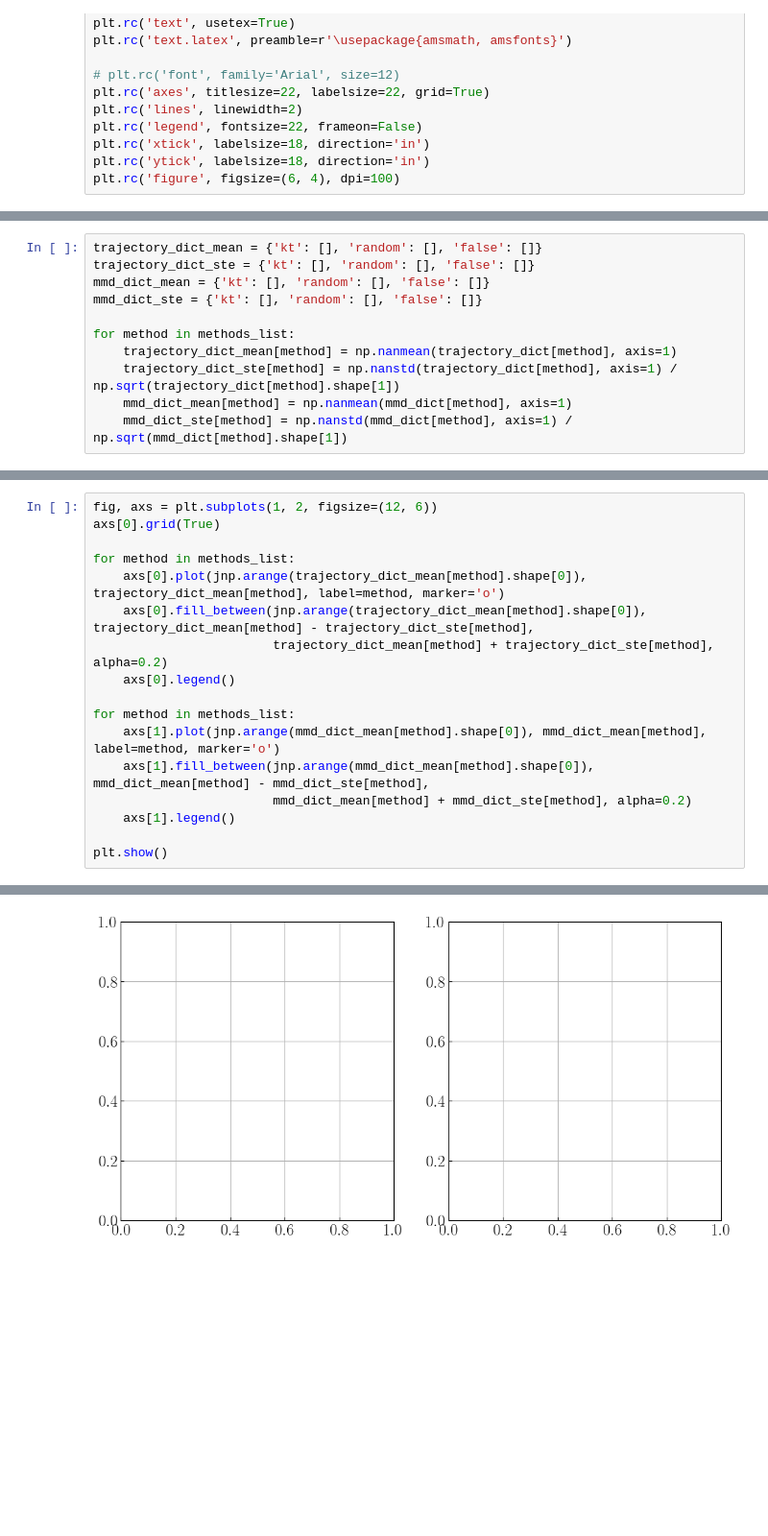
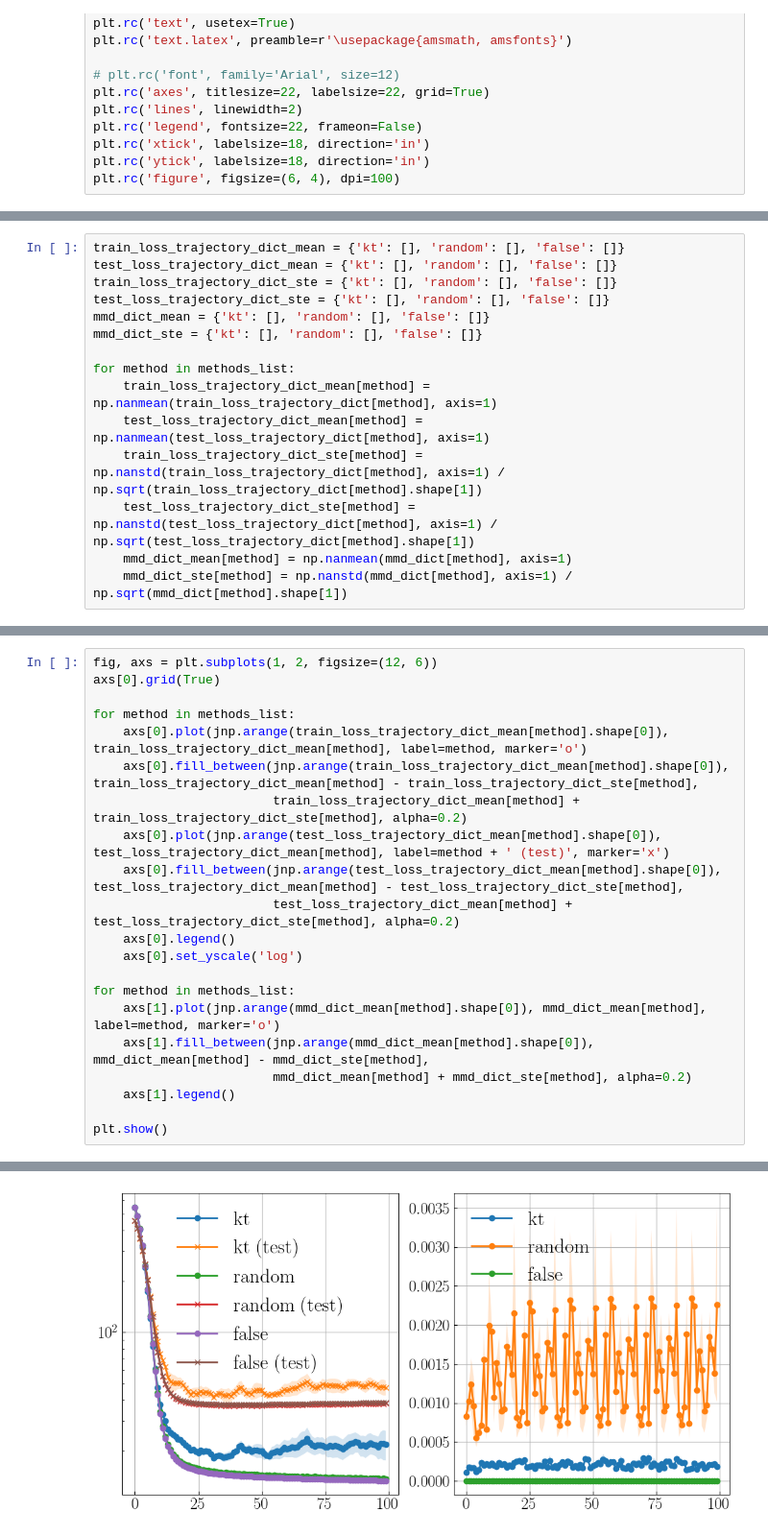
Before and after one commit to hudsonchen/thin_mfld, a Jupyter notebook: notebooks/mean_field_nn.ipynb, the cells around one changed output, grey strips where cells are left out. Shown: that part at 96% size. Cells and saved outputs as stored; diff of their text form; blank space fills up the shorter version.

```diff
--- a/notebooks/mean_field_nn.ipynb
+++ b/notebooks/mean_field_nn.ipynb
@@ -54,11 +58,15 @@ trajectory.shape
 # %%
-trajectory_dict_mean = {'kt': [], 'random': [], 'false': []}
-trajectory_dict_ste = {'kt': [], 'random': [], 'false': []}
+train_loss_trajectory_dict_mean = {'kt': [], 'random': [], 'false': []}
+test_loss_trajectory_dict_mean = {'kt': [], 'random': [], 'false': []}
+train_loss_trajectory_dict_ste = {'kt': [], 'random': [], 'false': []}
+test_loss_trajectory_dict_ste = {'kt': [], 'random': [], 'false': []}
 mmd_dict_mean = {'kt': [], 'random': [], 'false': []}
 mmd_dict_ste = {'kt': [], 'random': [], 'false': []}
 
 for method in methods_list:
-    trajectory_dict_mean[method] = np.nanmean(trajectory_dict[method], axis=1)
-    trajectory_dict_ste[method] = np.nanstd(trajectory_dict[method], axis=1) / np.sqrt(trajectory_dict[method].shape[1])
+    train_loss_trajectory_dict_mean[method] = np.nanmean(train_loss_trajectory_dict[method], axis=1)
+    test_loss_trajectory_dict_mean[method] = np.nanmean(test_loss_trajectory_dict[method], axis=1)
+    train_loss_trajectory_dict_ste[method] = np.nanstd(train_loss_trajectory_dict[method], axis=1) / np.sqrt(train_loss_trajectory_dict[method].shape[1])
+    test_loss_trajectory_dict_ste[method] = np.nanstd(test_loss_trajectory_dict[method], axis=1) / np.sqrt(test_loss_trajectory_dict[method].shape[1])
     mmd_dict_mean[method] = np.nanmean(mmd_dict[method], axis=1)
     mmd_dict_ste[method] = np.nanstd(mmd_dict[method], axis=1) / np.sqrt(mmd_dict[method].shape[1])
@@ -71,10 +75,14 @@ fig, axs = plt.subplots(1, 2, figsize=(12, 6))
 axs[0].grid(True)
 
 for method in methods_list:
-    axs[0].plot(jnp.arange(trajectory_dict_mean[method].shape[0]), trajectory_dict_mean[method], label=method, marker='o')
-    axs[0].fill_between(jnp.arange(trajectory_dict_mean[method].shape[0]), trajectory_dict_mean[method] - trajectory_dict_ste[method],
-                        trajectory_dict_mean[method] + trajectory_dict_ste[method], alpha=0.2)
+    axs[0].plot(jnp.arange(train_loss_trajectory_dict_mean[method].shape[0]), train_loss_trajectory_dict_mean[method], label=method, marker='o')
+    axs[0].fill_between(jnp.arange(train_loss_trajectory_dict_mean[method].shape[0]), train_loss_trajectory_dict_mean[method] - train_loss_trajectory_dict_ste[method],
+                        train_loss_trajectory_dict_mean[method] + train_loss_trajectory_dict_ste[method], alpha=0.2)
+    axs[0].plot(jnp.arange(test_loss_trajectory_dict_mean[method].shape[0]), test_loss_trajectory_dict_mean[method], label=method + ' (test)', marker='x')
+    axs[0].fill_between(jnp.arange(test_loss_trajectory_dict_mean[method].shape[0]), test_loss_trajectory_dict_mean[method] - test_loss_trajectory_dict_ste[method],
+                        test_loss_trajectory_dict_mean[method] + test_loss_trajectory_dict_ste[method], alpha=0.2)
     axs[0].legend()
+    axs[0].set_yscale('log')
 
 for method in methods_list:
     axs[1].plot(jnp.arange(mmd_dict_mean[method].shape[0]), mmd_dict_mean[method], label=method, marker='o')
@@ -88 +95 @@ ValueError: x and y can be no greater than 2D, but have shapes (100,) and (100,
-[figure, old version]
+[figure, new version]
```
Also changed, not shown: parts of 7 cells of this notebook, 5 other files.
